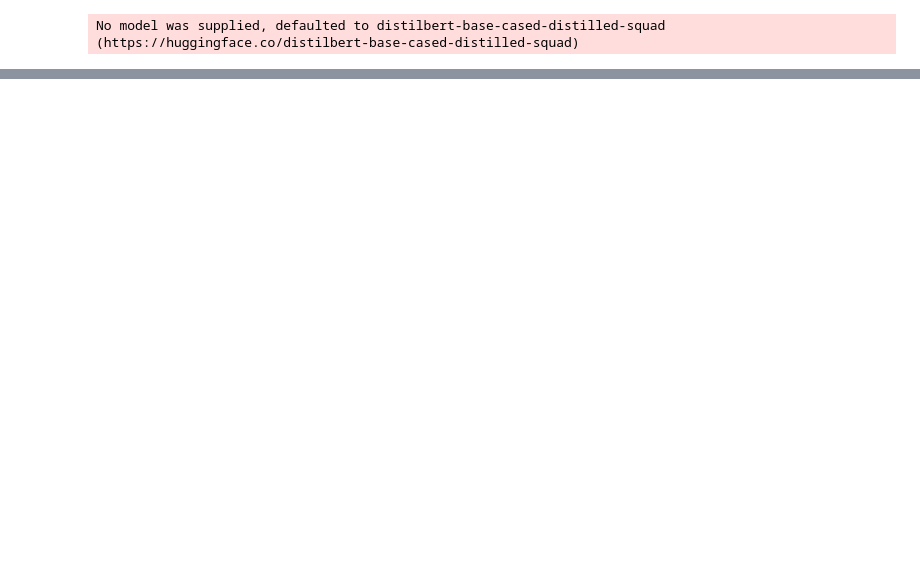
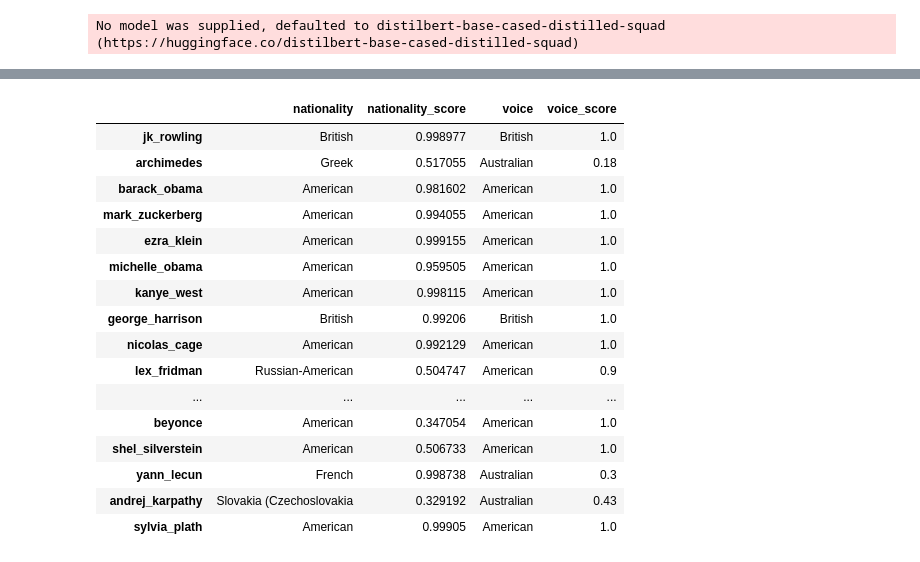
Before and after one commit to hdmamin/jabberwocky, a Jupyter notebook: notebooks/nb017-nationality-extraction-and--emotion-detection.ipynb, the cells around one changed output, grey strips where cells are left out. Saved outputs shown, nothing was run; the diff lists cells and outputs as text; code cells hidden in the pictures; blank space fills up the shorter version.

```diff
--- a/notebooks/nb017-nationality-extraction-and--emotion-detection.ipynb
+++ b/notebooks/nb017-nationality-extraction-and--emotion-detection.ipynb
@@ -232,0 +423,44 @@ answers
+# %%
+# End to end. Use this on the shortened summary - the full one didn't
+# particularly help and was noticeably slower.
+def infer_voice(summary, name, qa_pipe, voices, default_voice='Australian',
+                fuzz_threshold=.8):
+    answer = qa_pipe({'question': f'What country is {name} from?',
+                      'context': summary})
+    nationality = answer['answer'].replace('English', 'British')
+    score_pairs = [(name, score / 100)
+                   for name, score in process.extract(nationality, voices)]
+    voice, score = score_pairs[0]
+    if score < fuzz_threshold:
+        voice = default_voice
+        score = dict(score_pairs)[voice]
+    return nationality, answer['score'], voice, score
+# %%
+final_answers = {
+    k: infer_voice(v, conv.process_name(k, True), qa_pipe=qa, voices=voices)
+    for k, v in tqdm(conv.name2base.items())
+}
+# %%
+pd.DataFrame.from_dict(final_answers).T\
+    .rename(columns={0: 'nationality',
+                     1: 'nationality_score',
+                     2: 'voice',
+                     3: 'voice_score'})
+# %% [output]
+|  | nationality | nationality_score | voice | voice_score |
+| jk_rowling | British | 0.998977 | British | 1.0 |
+| archimedes | Greek | 0.517055 | Australian | 0.18 |
+| barack_obama | American | 0.981602 | American | 1.0 |
+| mark_zuckerberg | American | 0.994055 | American | 1.0 |
+| ezra_klein | American | 0.999155 | American | 1.0 |
+| michelle_obama | American | 0.959505 | American | 1.0 |
+| kanye_west | American | 0.998115 | American | 1.0 |
+| george_harrison | British | 0.99206 | British | 1.0 |
+| nicolas_cage | American | 0.992129 | American | 1.0 |
+| lex_fridman | Russian-American | 0.504747 | American | 0.9 |
+| ... | ... | ... | ... | ... |
+| beyonce | American | 0.347054 | American | 1.0 |
+| shel_silverstein | American | 0.506733 | American | 1.0 |
+| yann_lecun | French | 0.998738 | Australian | 0.3 |
+| andrej_karpathy | Slovakia (Czechoslovakia | 0.329192 | Australian | 0.43 |
+| sylvia_plath | American | 0.99905 | American | 1.0 |
```
Also changed, not shown: parts of 34 cells of this notebook, 4 other files.
